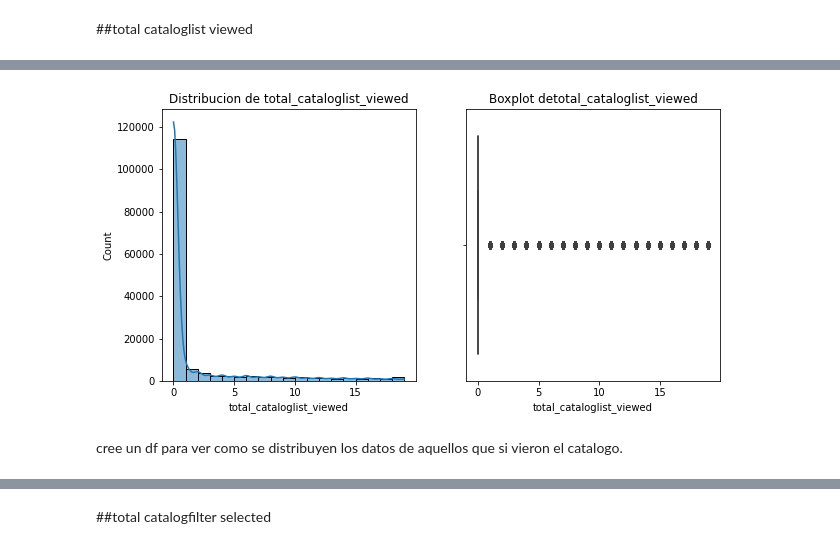
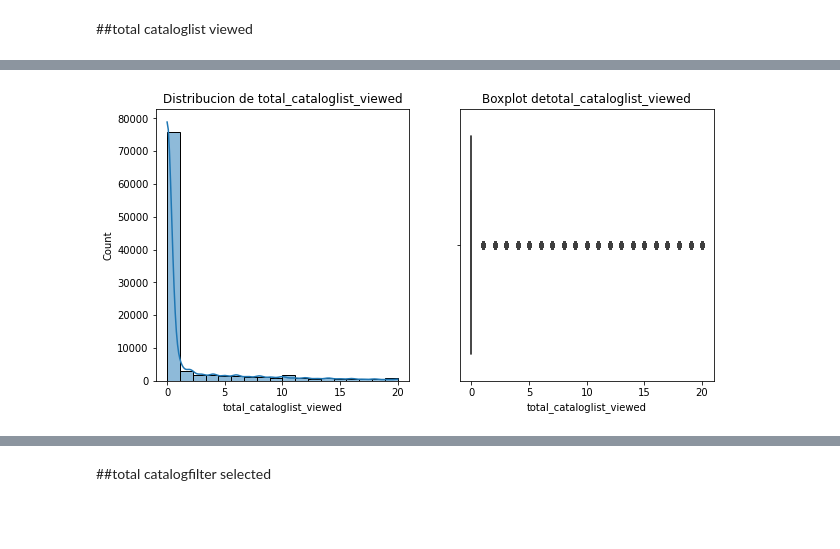
Before and after one commit to clarapinasco/Trabajo.Final.POO, a Jupyter notebook: trabajo_pinasco.ipynb, the cells around one changed output, grey strips where cells are left out. Drawn from its saved outputs; the diff is of its cells as text; code cells hidden in the pictures; blank space fills up the shorter version.

```diff
--- a/trabajo_pinasco.ipynb
+++ b/trabajo_pinasco.ipynb
@@ -699,3 +777,3 @@ sns.boxplot(data=web,y='total_sessions_prev')
 # %%
-web_x_outliers=web.loc[web.total_sessions_prev<valor_atipico(web,'total_sessions_prev')]
+web=web.loc[web.total_sessions_prev<valor_atipico(web,'total_sessions_prev')]
 # %%
@@ -734 +814,5 @@ data_dist(web_x_outliers,'total_events')
+# %%
+from sklearn.preprocessing import MinMaxScaler
+minmaxscaler = MinMaxScaler()
+web['total_events']= minmaxscaler.fit_transform(web[['total_events']])
 # %% [markdown]
@@ -770 +826,5 @@ Name: total_vipphoto_selected, dtype: float64
+# %%
+from sklearn.preprocessing import MinMaxScaler
+minmaxscaler = MinMaxScaler()
+web['total_vipphoto_selected']= minmaxscaler.fit_transform(web[['total_vipphoto_selected']])
 # %% [markdown]
@@ -806,2 +838,6 @@ Name: total_vip360view_selected, dtype: float64
+# %%
+from sklearn.preprocessing import MinMaxScaler
+minmaxscaler = MinMaxScaler()
+web['total_vip360view_selected']= minmaxscaler.fit_transform(web[['total_vip360view_selected']])
 # %% [markdown]
 ##total cataloglist viewed
@@ -830,4 +844,4 @@ web_x_outliers=web_x_outliers[web_x_outliers.total_cataloglist_viewed<20]
 # %%
-data_dist(web_x_outliers,'total_cataloglist_viewed')
+data_dist(web,'total_cataloglist_viewed')
 # %% [output]
-[figure, old version]
+[figure, new version]
@@ -836,2 +847,0 @@ df=web_x_outliers[web_x_outliers.total_cataloglist_viewed>1]
-# %% [markdown]
-cree un df para ver como se distribuyen los datos de aquellos que si vieron el catalogo.
```
Also changed, not shown: parts of 123 cells of this notebook, 1 other file.
